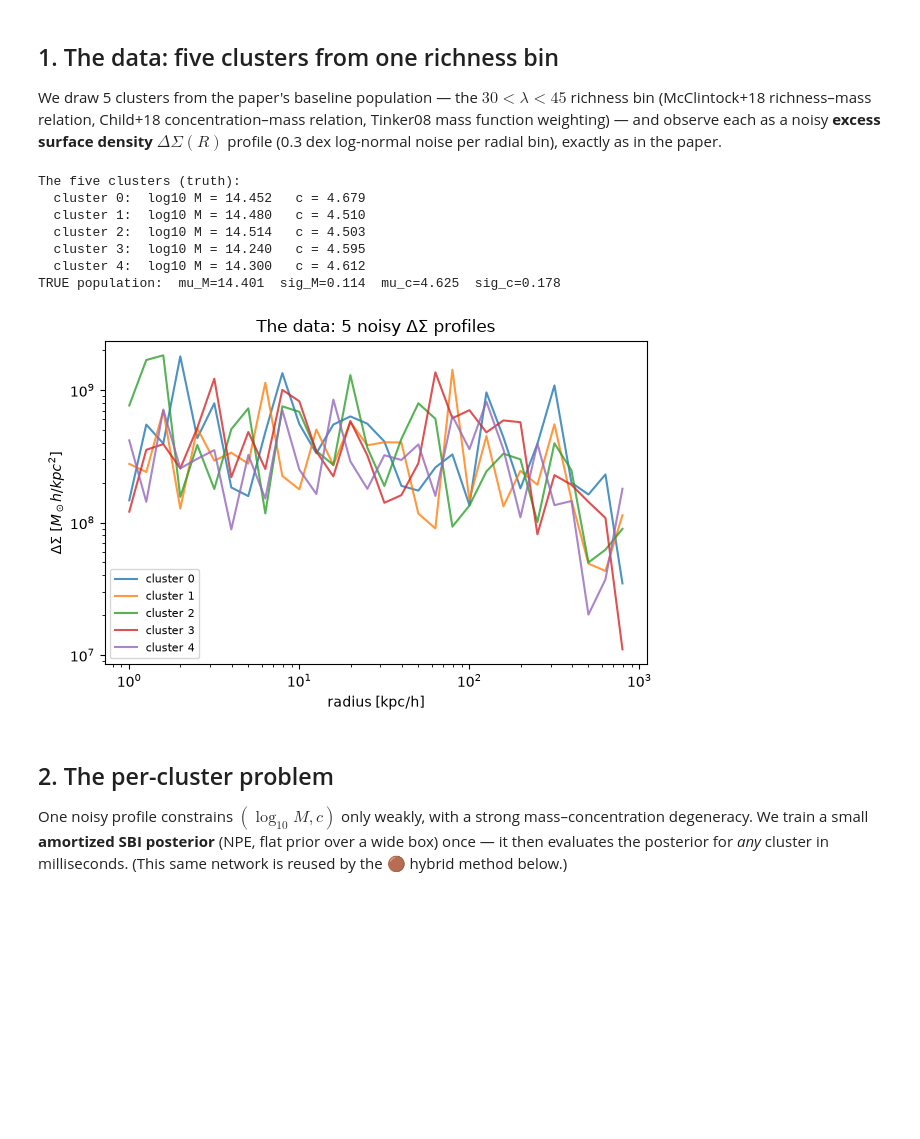
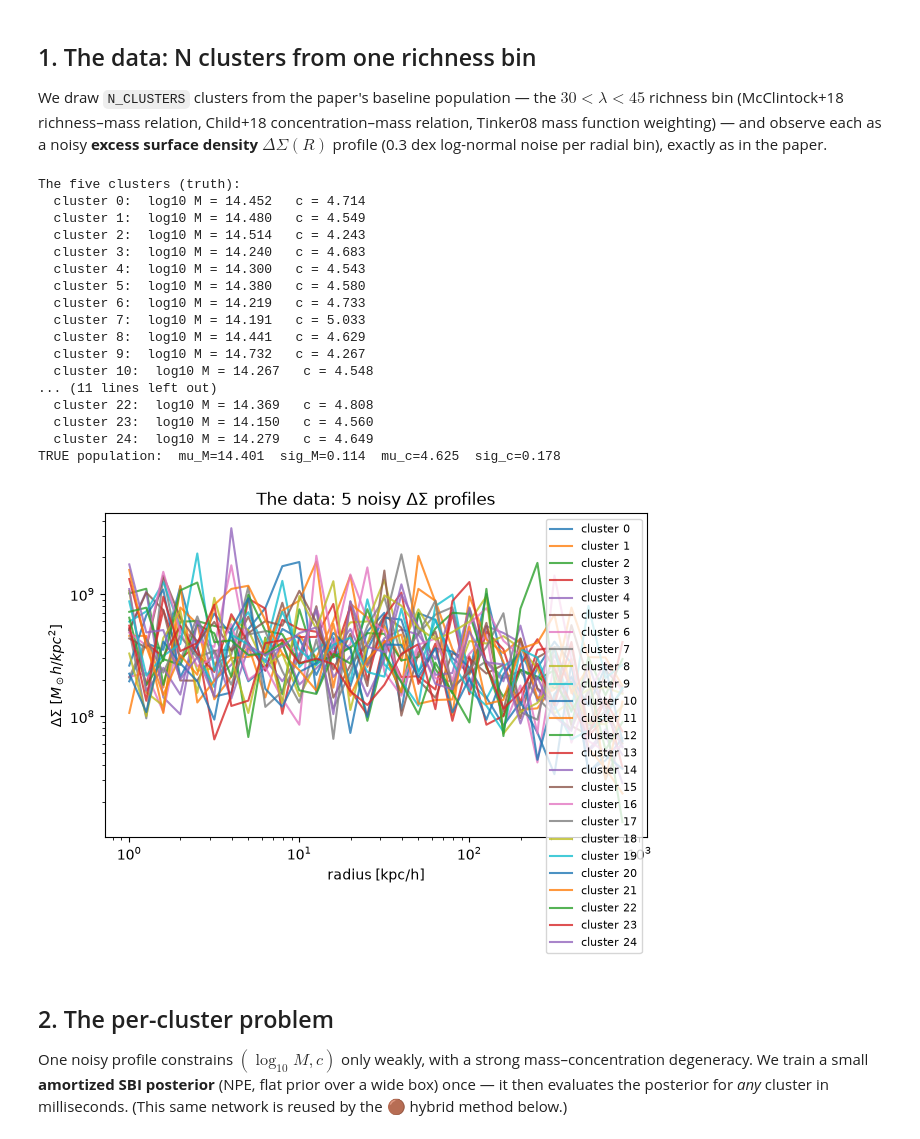
Before and after one commit to LSSTDESC/CL-SBI, a Jupyter notebook: notebooks/tutorial_01_population_inference/tutorial_01_population_inference.ipynb, the cells around one changed output. Saved outputs shown, nothing was run; the diff lists cells and outputs as text; code cells hidden in the pictures; blank space fills up the shorter version.

Commit message:
Tutorial 01: N=25, paper-matched method names/colors, HMC+recycling validation variant
Co-Authored-By: Claude Fable 5 <noreply@anthropic.com>

```diff
--- a/notebooks/tutorial_01_population_inference/tutorial_01_population_inference.ipynb
+++ b/notebooks/tutorial_01_population_inference/tutorial_01_population_inference.ipynb
@@ -57,15 +58,15 @@ def kde_contours(ax, samples, color, levels=(0.68, 0.95), ls="-", lw=1.8, fill=F
     if fill: ax.contourf(xx, yy, f, levels=[cl[0], f.max()], colors=[color], alpha=alpha)
     ax.contour(xx, yy, f, levels=cl, colors=[color], linewidths=lw, linestyles=ls)
 
-N_CLUSTERS = 5          # scale this up later (e.g. 10, 50) -- everything else adapts
+N_CLUSTERS = 25         # scale freely -- all caches are keyed by N
 NOISE_DEX  = 0.3        # per-radial-bin log-normal noise (paper baseline)
 Z          = 0.275      # mid of the 0.2 < z < 0.35 bin
 RBINS      = 10 ** np.arange(0, 3, 0.1)   # 30 log-spaced radii [kpc/h]
 SEED       = 11
 # %% [markdown]
-## 1. The data: five clusters from one richness bin
+## 1. The data: N clusters from one richness bin
 
-We draw 5 clusters from the paper's baseline population — the $30<\lambda<45$ richness bin
+We draw `N_CLUSTERS` clusters from the paper's baseline population — the $30<\lambda<45$ richness bin
 (McClintock+18 richness–mass relation, Child+18 concentration–mass relation, Tinker08 mass
 function weighting) — and observe each as a noisy **excess surface density** $\Delta\Sigma(R)$
 profile (0.3 dex log-normal noise per radial bin), exactly as in the paper.
@@ -82,40 +83,50 @@ def make_observations():
         except TypeError:
             continue
     profs = np.array([wlprofile.simulate_nfw(m, c, RBINS, Z, kind="delta_sigma") for m, c in pairs])
     noisy = np.log10(population.calculate_noise(profs, NOISE_DEX))
     return {"true_mc": pairs, "log_profiles": noisy}
 
 def make_truth_population():
     np.random.seed(4242)
     pop = np.asarray(population.gen_mc_pairs_in_richness_bin(
         30, 45, rm_relation="mcclintock18", mc_relation="child18",
         num_samples=20000, mc_scatter=0.1, rm_scatter=0.1, min_z=0.2, max_z=0.35))
     return pop
 
-OBS  = cached("observations", make_observations, where=DATA)
+OBS  = cached(f"observations_N{N_CLUSTERS}", make_observations, where=DATA)
 POP  = cached("truth_population", make_truth_population, where=DATA)
 TRUE = dict(mu_M=POP[:,0].mean(), sig_M=POP[:,0].std(), mu_c=POP[:,1].mean(), sig_c=POP[:,1].std())
 
 print("The five clusters (truth):")
 for i, (m, c) in enumerate(OBS["true_mc"]):
     print(f"  cluster {i}:  log10 M = {m:.3f}   c = {c:.3f}")
 print(f"TRUE population:  mu_M={TRUE['mu_M']:.3f}  sig_M={TRUE['sig_M']:.3f}  mu_c={TRUE['mu_c']:.3f}  sig_c={TRUE['sig_c']:.3f}")
 
 fig, ax = plt.subplots(figsize=(7, 4.2))
 for i in range(N_CLUSTERS):
     ax.plot(RBINS, 10 ** OBS["log_profiles"][i], alpha=0.8, label=f"cluster {i}")
 ax.set_xscale("log"); ax.set_yscale("log")
 ax.set_xlabel("radius [kpc/h]"); ax.set_ylabel(r"$\Delta\Sigma$ [$M_\odot h/kpc^2$]")
 ax.set_title("The data: 5 noisy $\\Delta\\Sigma$ profiles"); ax.legend(fontsize=8); plt.show()
 # %% [output]
 The five clusters (truth):
-  cluster 0:  log10 M = 14.452   c = 4.679
-  cluster 1:  log10 M = 14.480   c = 4.510
-  cluster 2:  log10 M = 14.514   c = 4.503
-  cluster 3:  log10 M = 14.240   c = 4.595
-  cluster 4:  log10 M = 14.300   c = 4.612
+  cluster 0:  log10 M = 14.452   c = 4.714
+  cluster 1:  log10 M = 14.480   c = 4.549
+  cluster 2:  log10 M = 14.514   c = 4.243
+  cluster 3:  log10 M = 14.240   c = 4.683
+  cluster 4:  log10 M = 14.300   c = 4.543
+  cluster 5:  log10 M = 14.380   c = 4.580
+  cluster 6:  log10 M = 14.219   c = 4.733
+  cluster 7:  log10 M = 14.191   c = 5.033
+  cluster 8:  log10 M = 14.441   c = 4.629
+  cluster 9:  log10 M = 14.732   c = 4.267
+  cluster 10:  log10 M = 14.267   c = 4.548
+... (11 lines left out)
+  cluster 22:  log10 M = 14.369   c = 4.808
+  cluster 23:  log10 M = 14.150   c = 4.560
+  cluster 24:  log10 M = 14.279   c = 4.649
 TRUE population:  mu_M=14.401  sig_M=0.114  mu_c=4.625  sig_c=0.178
-[figure, old version]
+[figure, new version]
 # %% [markdown]
 ## 2. The per-cluster problem
 
```
Also changed, not shown: parts of 9 cells of this notebook, 3 other files.
